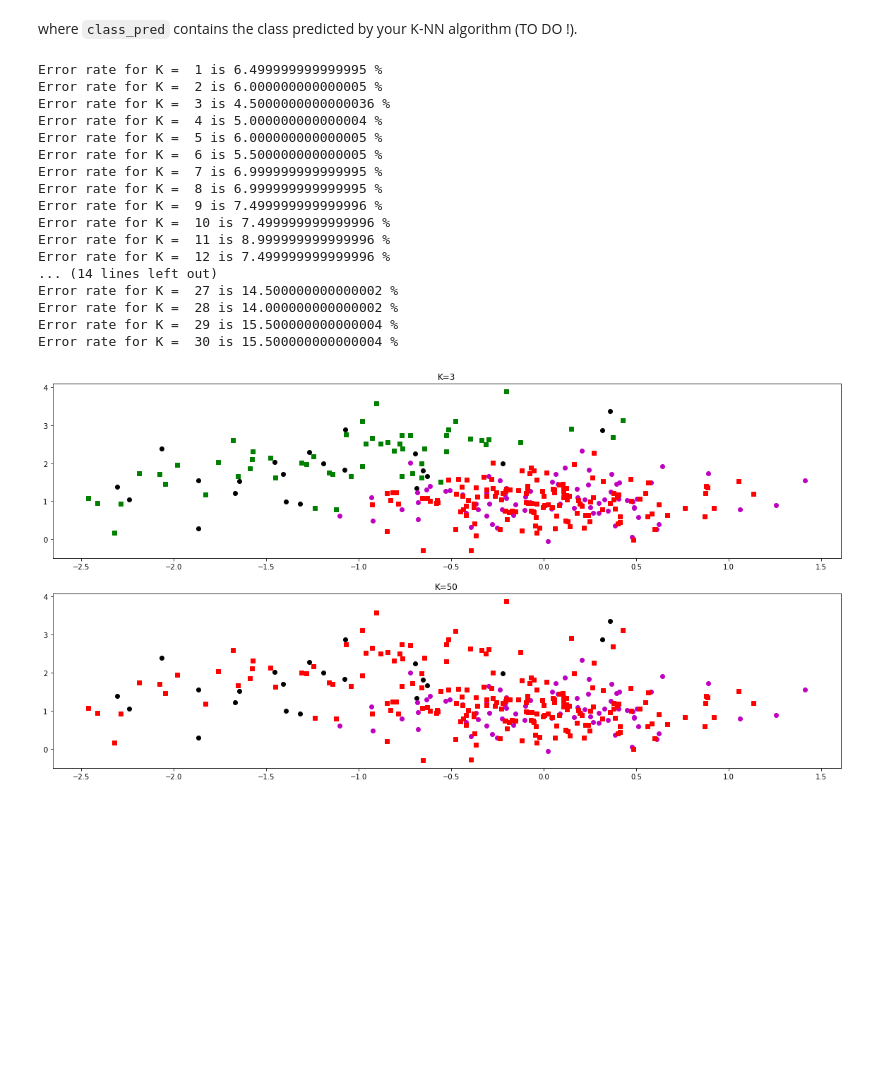
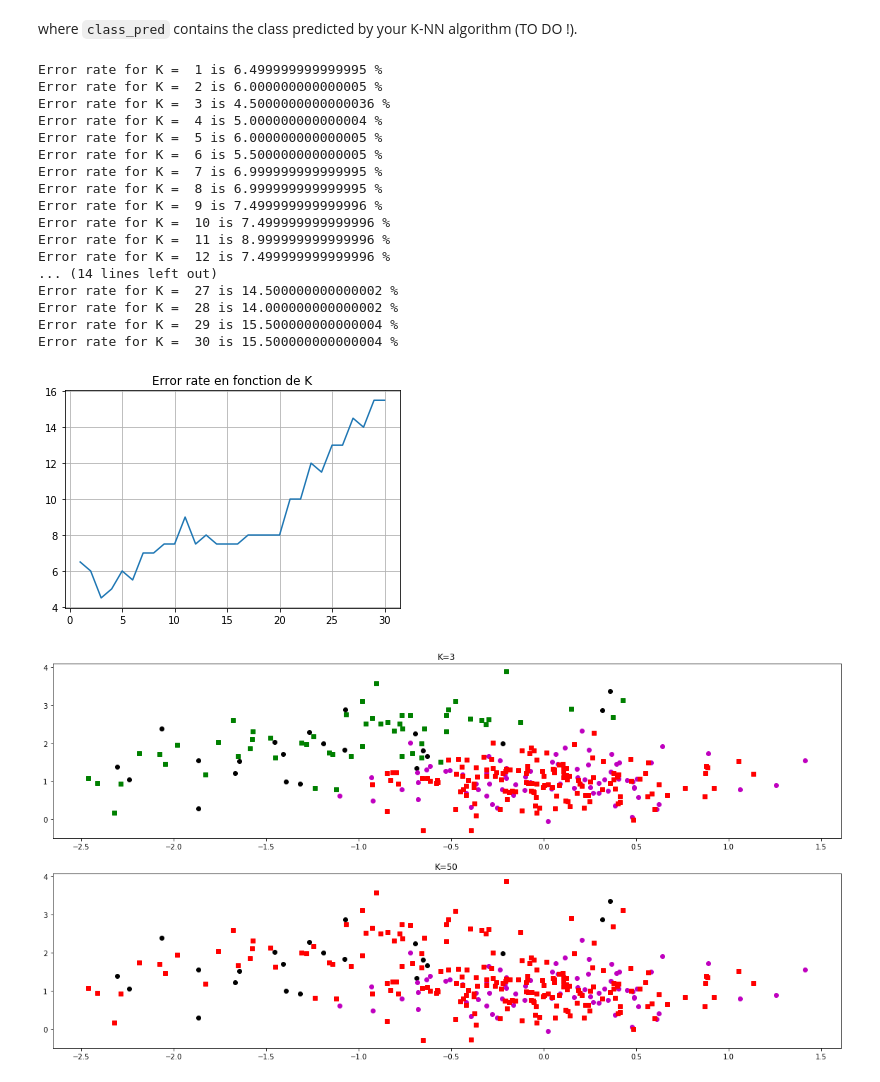
Before and after one commit to cindytrinh/Pyt_tps, a Jupyter notebook: TP4_DUROUCHOUX_TRINH/TP4/TP4_DUROUCHOUX_TRINH.ipynb, the cells around one changed output. Drawn from its saved outputs; the diff is of its cells as text; code cells hidden in the pictures; blank space fills up the shorter version.

```diff
--- a/TP4_DUROUCHOUX_TRINH/TP4/TP4_DUROUCHOUX_TRINH.ipynb
+++ b/TP4_DUROUCHOUX_TRINH/TP4/TP4_DUROUCHOUX_TRINH.ipynb
@@ -175,26 +158,33 @@ def knn_algo (K) :
 # %%
 # c. Compute the error rate on the training set and the test set for K = 1,...,30.
-for K in range (1,31):
-    error_rate,_ = knn_algo(K)
-    print("Error rate for K = ",K, "is", error_rate, "%" )
+nb_test = 30
+error_rate = np.zeros(nb_test)
+for K in range (1,nb_test + 1):
+    error_rate[K-1],_ = knn_algo(K)
+    print("Error rate for K = ",K, "is", error_rate[K-1], "%" )
+
+plt.plot(np.arange(1,31),error_rate)
+plt.title("Error rate en fonction de K")
+plt.grid()
 # %% [output]
 Error rate for K =  1 is 6.499999999999995 %
 Error rate for K =  2 is 6.000000000000005 %
 Error rate for K =  3 is 4.5000000000000036 %
 Error rate for K =  4 is 5.000000000000004 %
 Error rate for K =  5 is 6.000000000000005 %
 Error rate for K =  6 is 5.500000000000005 %
 Error rate for K =  7 is 6.999999999999995 %
 Error rate for K =  8 is 6.999999999999995 %
 Error rate for K =  9 is 7.499999999999996 %
 Error rate for K =  10 is 7.499999999999996 %
 Error rate for K =  11 is 8.999999999999996 %
 Error rate for K =  12 is 7.499999999999996 %
 ... (14 lines left out)
 Error rate for K =  27 is 14.500000000000002 %
 Error rate for K =  28 is 14.000000000000002 %
 Error rate for K =  29 is 15.500000000000004 %
 Error rate for K =  30 is 15.500000000000004 %
+[figure, added]
 # %%
 plt.subplots(figsize=(20,10))
 plt.subplot(2,1,1)
```
Also changed, not shown: parts of 11 cells of this notebook.
